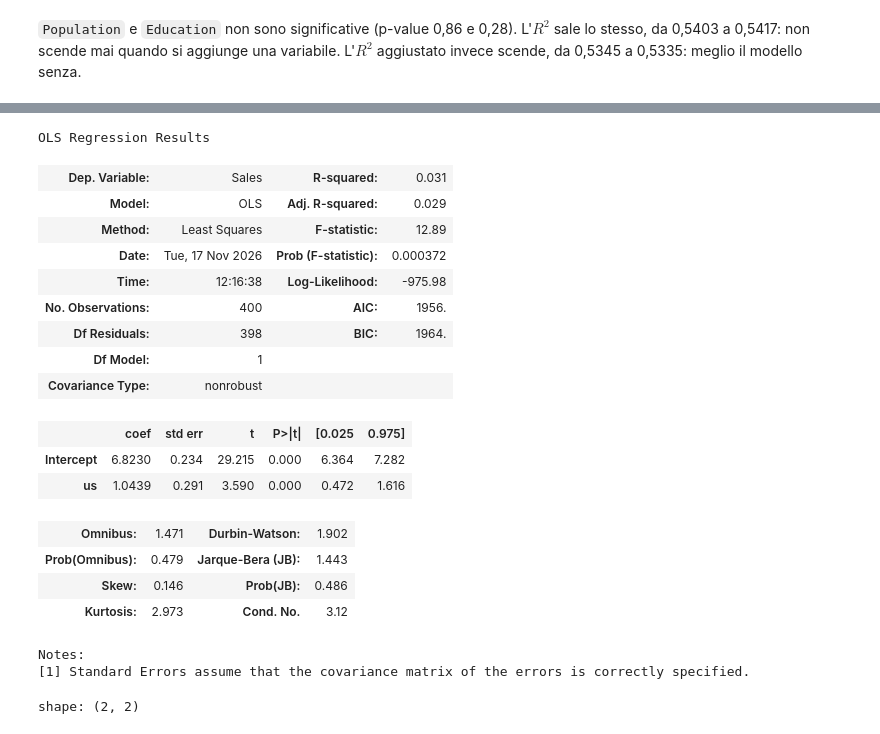
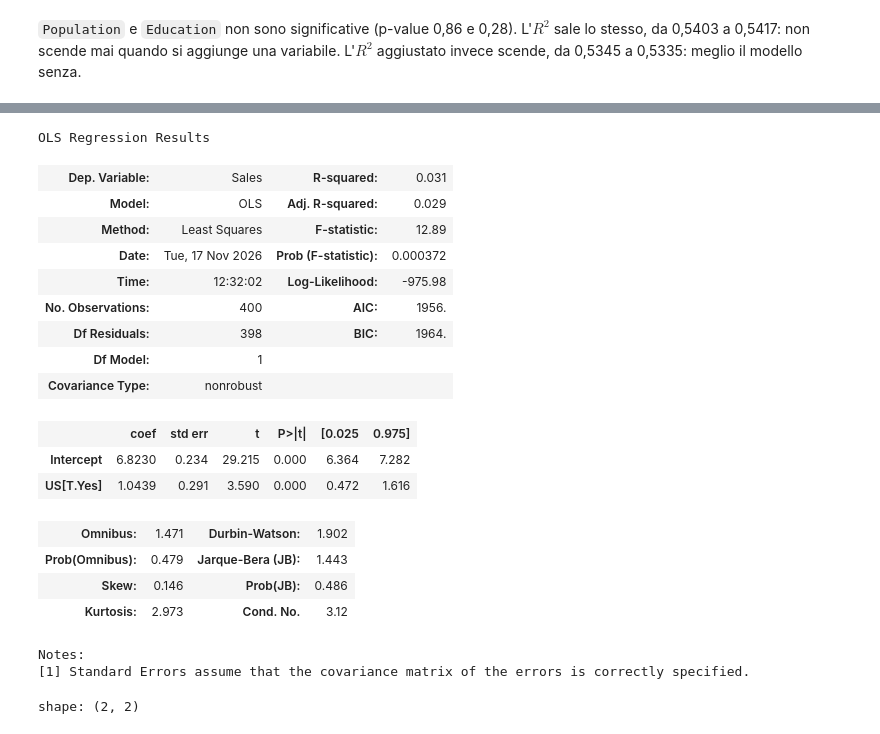
Before and after one commit to vincnardelli/msd, a Jupyter notebook: codice/2/regressione_carseats.ipynb, the cells around one changed output, grey strips where cells are left out. Cells and saved outputs as stored; diff of their text form; code cells hidden in the pictures.

```diff
--- a/codice/2/regressione_carseats.ipynb
+++ b/codice/2/regressione_carseats.ipynb
@@ -179,3 +178,0 @@ modello3.rsquared_adj, modello4.rsquared_adj
-# %%
-car = car.with_columns(us=(pl.col("US") == "Yes").cast(pl.Int8))
-car.select("US", "us").head()
@@ -191,20 +179,20 @@ shape: (5, 2)
 # %%
-modello5 = smf.ols("Sales ~ us", data=car).fit()
+modello5 = smf.ols("Sales ~ US", data=car).fit()
 modello5.summary()
 # %% [output]
 OLS Regression Results
 | Dep. Variable: | Sales | R-squared: | 0.031 |
 | Model: | OLS | Adj. R-squared: | 0.029 |
 | Method: | Least Squares | F-statistic: | 12.89 |
 | Date: | Tue, 17 Nov 2026 | Prob (F-statistic): | 0.000372 |
-| Time: | 12:16:38 | Log-Likelihood: | -975.98 |
+| Time: | 12:32:02 | Log-Likelihood: | -975.98 |
 | No. Observations: | 400 | AIC: | 1956. |
 | Df Residuals: | 398 | BIC: | 1964. |
 | Df Model: | 1 |  |  |
 | Covariance Type: | nonrobust |  |  |
 |  | coef | std err | t | P>|t| | [0.025 | 0.975] |
 | Intercept | 6.8230 | 0.234 | 29.215 | 0.000 | 6.364 | 7.282 |
-| us | 1.0439 | 0.291 | 3.590 | 0.000 | 0.472 | 1.616 |
+| US[T.Yes] | 1.0439 | 0.291 | 3.590 | 0.000 | 0.472 | 1.616 |
 | Omnibus: | 1.471 | Durbin-Watson: | 1.902 |
 | Prob(Omnibus): | 0.479 | Jarque-Bera (JB): | 1.443 |
 | Skew: | 0.146 | Prob(JB): | 0.486 |
```
Also changed, not shown: parts of 21 cells of this notebook.
